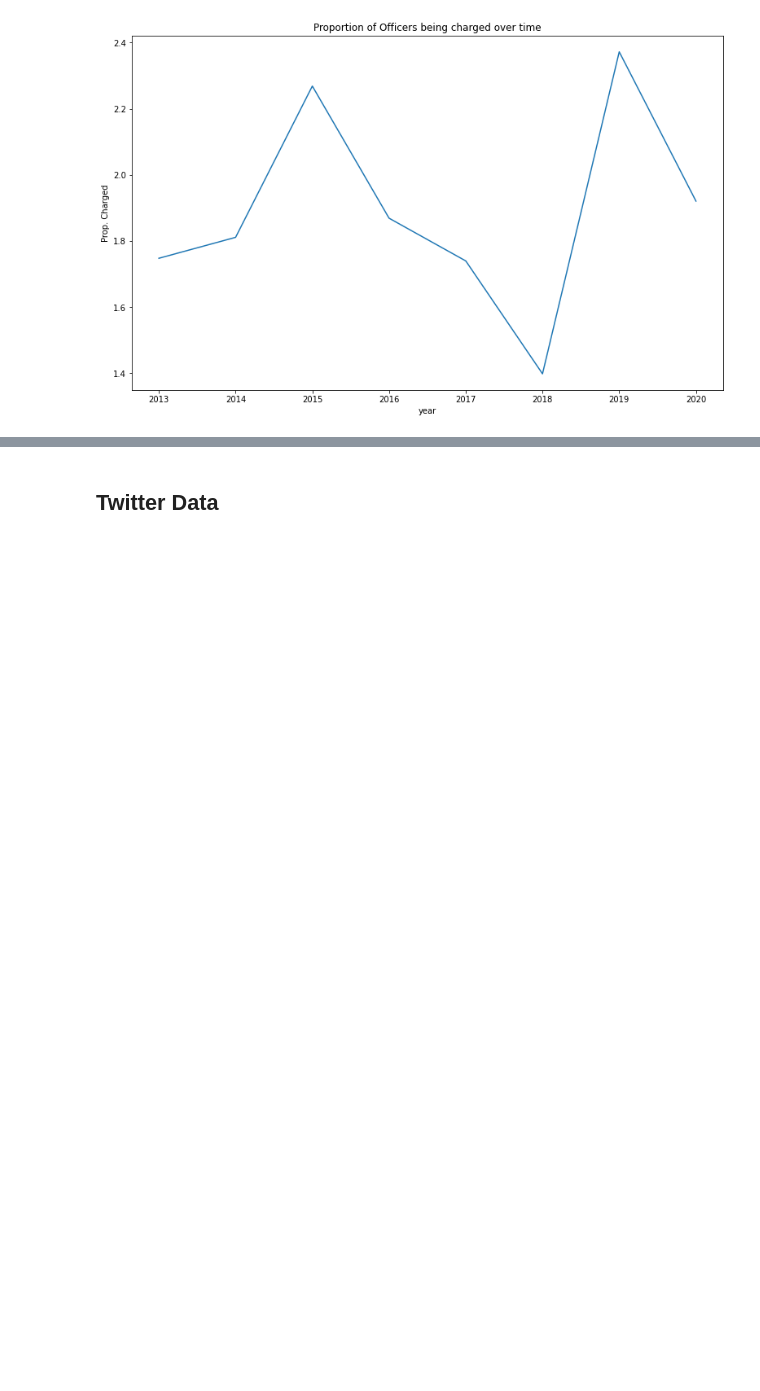
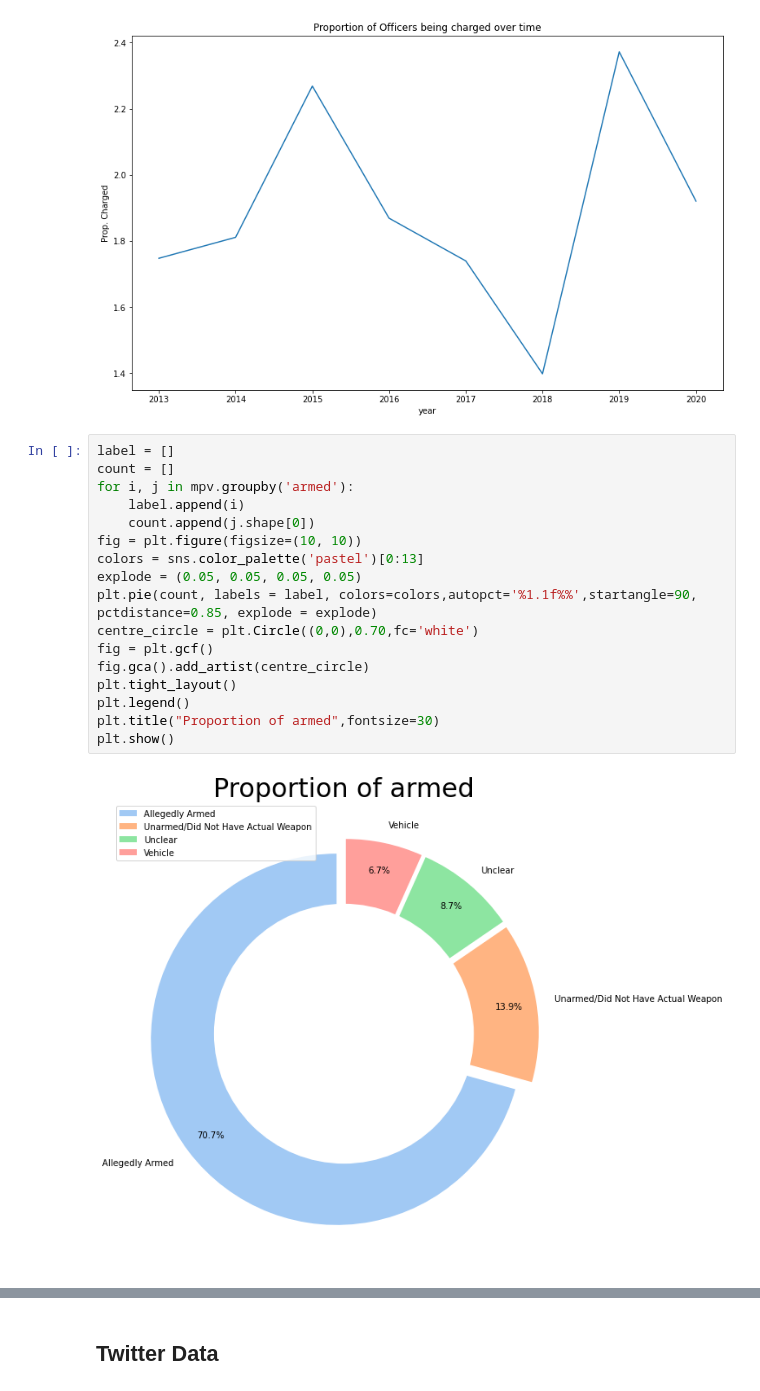
Before and after one commit to dowoma/DDS_BLM, a Jupyter notebook: DataCleaning-copy.ipynb, the cells around one changed output, grey strips where cells are left out. Saved outputs shown, nothing was run; the diff lists cells and outputs as text; blank space fills up the shorter version.

Commit message:
armed eda

```diff
--- a/DataCleaning-copy.ipynb
+++ b/DataCleaning-copy.ipynb
@@ -481,3 +435,22 @@ prop_charged_vs_time = sns.lineplot(
     ).set(title = "Proportion of Officers being charged over time")
 # %% [output]
 [figure]
+# %%
+label = []
+count = []
+for i, j in mpv.groupby('armed'):
+    label.append(i)
+    count.append(j.shape[0])
+fig = plt.figure(figsize=(10, 10))
+colors = sns.color_palette('pastel')[0:13]
+explode = (0.05, 0.05, 0.05, 0.05)
+plt.pie(count, labels = label, colors=colors,autopct='%1.1f%%',startangle=90, pctdistance=0.85, explode = explode)
+centre_circle = plt.Circle((0,0),0.70,fc='white')
+fig = plt.gcf()
+fig.gca().add_artist(centre_circle)
+plt.tight_layout()
+plt.legend()
+plt.title("Proportion of armed",fontsize=30)
+plt.show()
+# %% [output]
+[figure, added]
```
Also changed, not shown: parts of 12 cells of this notebook, 1 other file.
